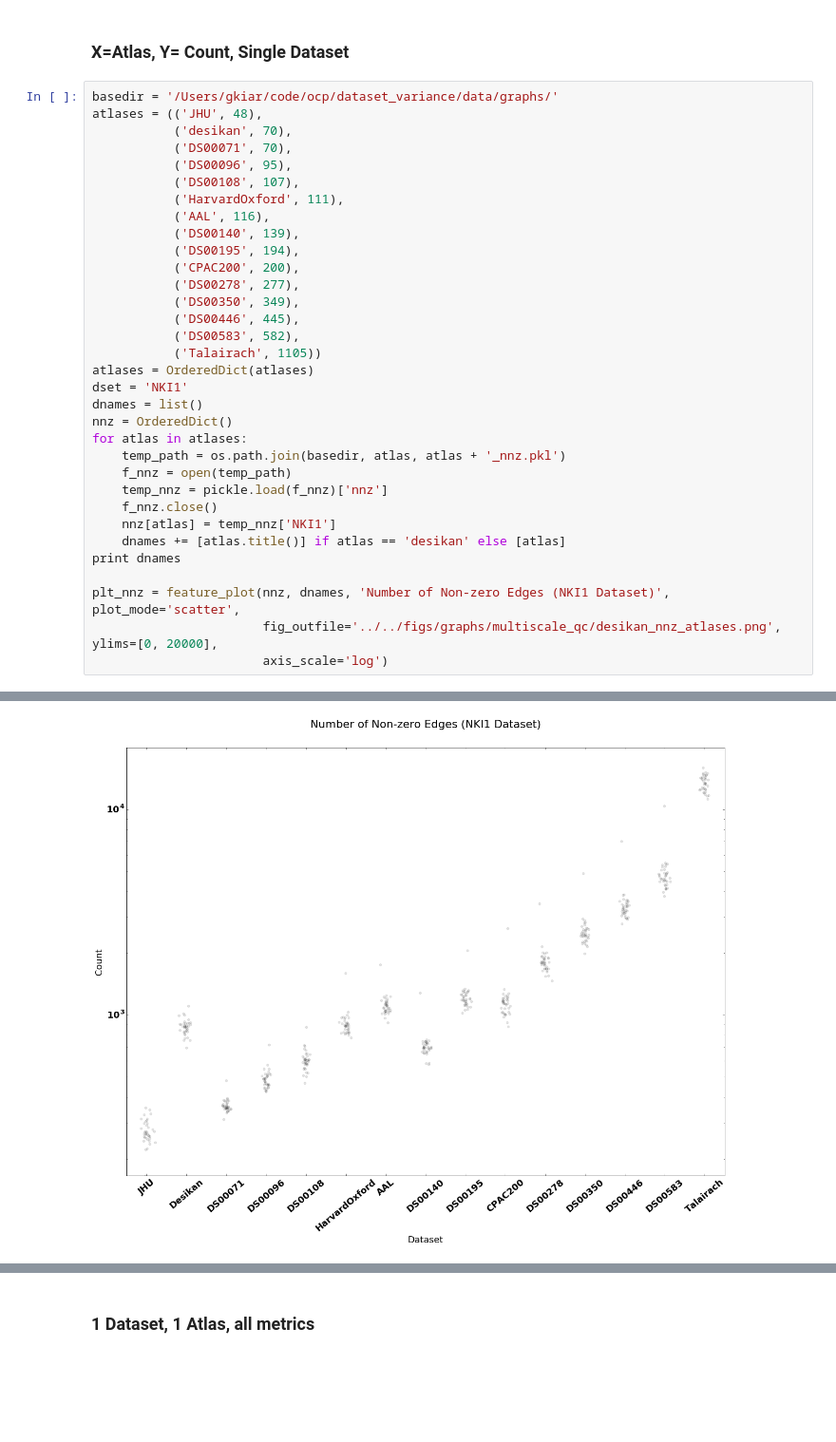
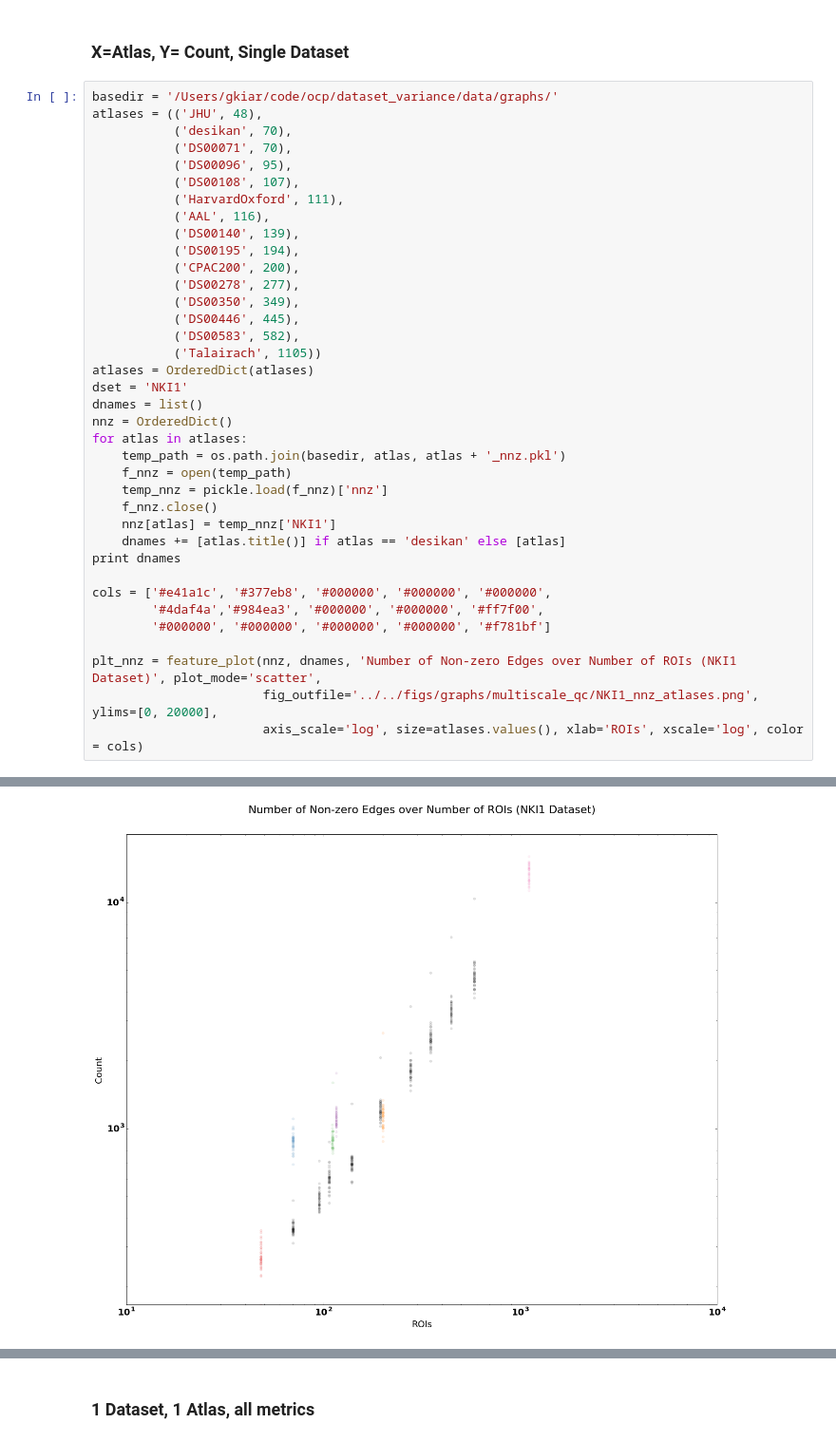
Before and after one commit to gkiar/dataset_variance, a Jupyter notebook: code/plotting/multiscale_qc_fig.ipynb, the cells around one changed output, grey strips where cells are left out. Shown at 95% size. Drawn from its saved outputs; the diff is of its cells as text; blank space fills up the shorter version.

```diff
--- a/code/plotting/multiscale_qc_fig.ipynb
+++ b/code/plotting/multiscale_qc_fig.ipynb
@@ -39,34 +40,38 @@ basedir = '/Users/gkiar/code/ocp/dataset_variance/data/graphs/'
 atlases = (('JHU', 48),
            ('desikan', 70),
            ('DS00071', 70),
            ('DS00096', 95),
            ('DS00108', 107),
            ('HarvardOxford', 111),
            ('AAL', 116),
            ('DS00140', 139),
            ('DS00195', 194),
            ('CPAC200', 200),
            ('DS00278', 277),
            ('DS00350', 349),
            ('DS00446', 445),
            ('DS00583', 582),
            ('Talairach', 1105))
 atlases = OrderedDict(atlases)
 dset = 'NKI1'
 dnames = list()
 nnz = OrderedDict()
 for atlas in atlases:
     temp_path = os.path.join(basedir, atlas, atlas + '_nnz.pkl')
     f_nnz = open(temp_path)
     temp_nnz = pickle.load(f_nnz)['nnz']
     f_nnz.close()
     nnz[atlas] = temp_nnz['NKI1']
     dnames += [atlas.title()] if atlas == 'desikan' else [atlas]
 print dnames
 
-plt_nnz = feature_plot(nnz, dnames, 'Number of Non-zero Edges (NKI1 Dataset)', plot_mode='scatter',
-                       fig_outfile='../../figs/graphs/multiscale_qc/desikan_nnz_atlases.png', ylims=[0, 20000],
-                       axis_scale='log')
+cols = ['#e41a1c', '#377eb8', '#000000', '#000000', '#000000',
+        '#4daf4a','#984ea3', '#000000', '#000000', '#ff7f00',
+        '#000000', '#000000', '#000000', '#000000', '#f781bf']
+
+plt_nnz = feature_plot(nnz, dnames, 'Number of Non-zero Edges over Number of ROIs (NKI1 Dataset)', plot_mode='scatter',
+                       fig_outfile='../../figs/graphs/multiscale_qc/NKI1_nnz_atlases.png', ylims=[0, 20000],
+                       axis_scale='log', size=atlases.values(), xlab='ROIs', xscale='log', color = cols)
 # %% [output]
 ['JHU', 'Desikan', 'DS00071', 'DS00096', 'DS00108', 'HarvardOxford', 'AAL', 'DS00140', 'DS00195', 'CPAC200', 'DS00278', 'DS00350', 'DS00446', 'DS00583', 'Talairach']
-[figure, old version]
+[figure, new version]
```
Also changed, not shown: parts of 7 cells of this notebook, 8 other files.
